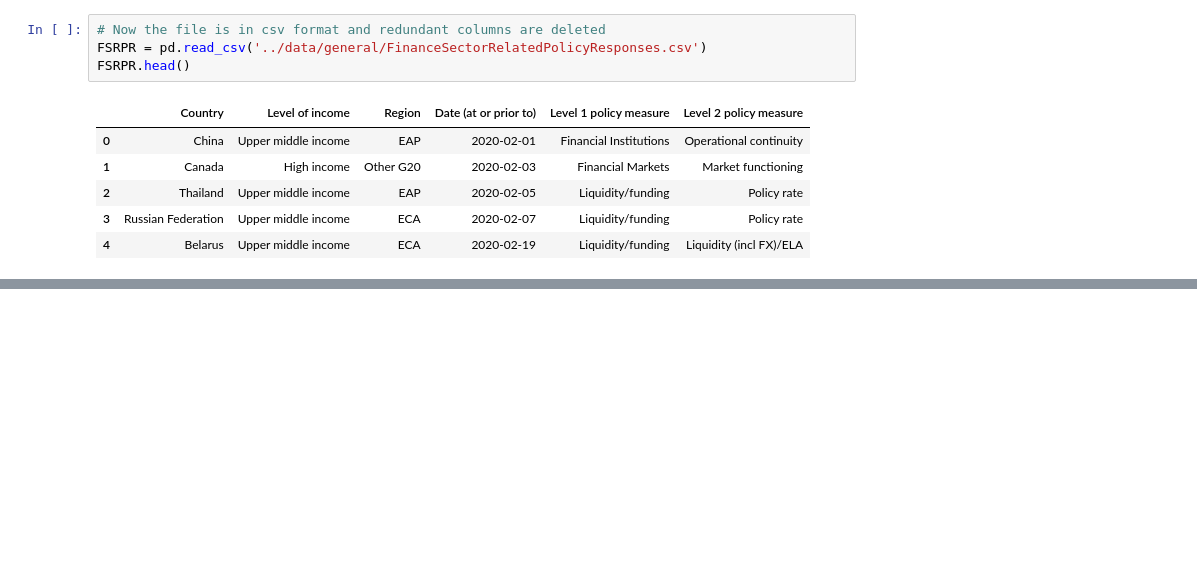
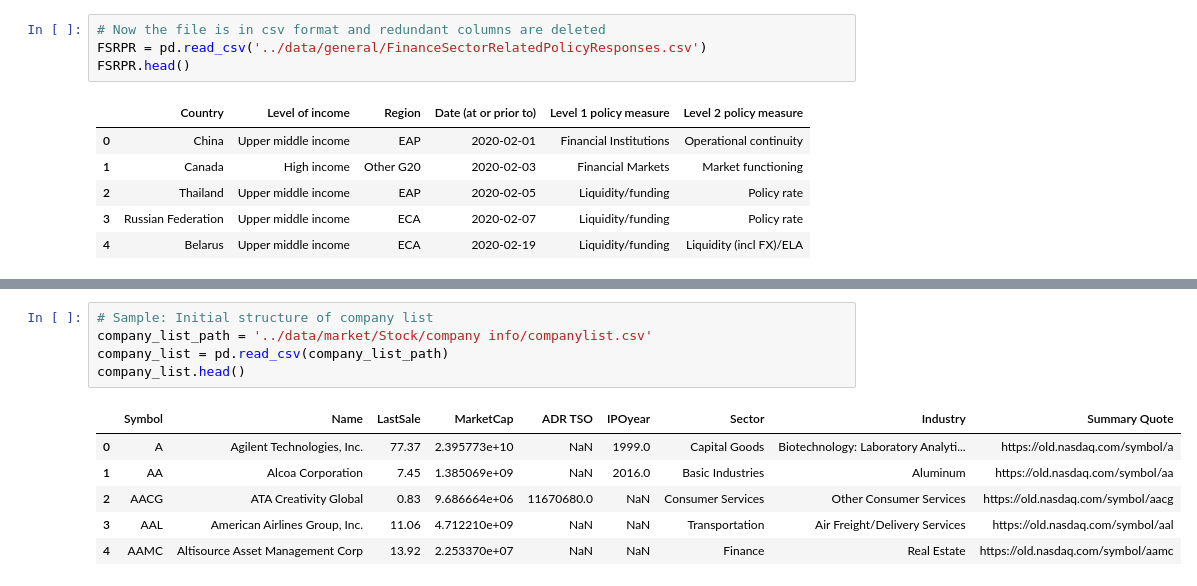
Before and after one commit to HyperTars/Big-Data-Project, a Jupyter notebook: src/CleanData.ipynb, the cells around one changed output, grey strips where cells are left out. Cells and saved outputs as stored; diff of their text form; blank space fills up the shorter version.

Commit message:
clean all stock data

```diff
--- a/src/CleanData.ipynb
+++ b/src/CleanData.ipynb
@@ -241,0 +300,12 @@ FSRPR.head()
+# %%
+# Sample: Initial structure of company list
+company_list_path = '../data/market/Stock/company info/companylist.csv'
+company_list = pd.read_csv(company_list_path)
+company_list.head()
+# %% [output]
+|  | Symbol | Name | LastSale | MarketCap | ADR TSO | IPOyear | Sector | Industry | Summary Quote |
+| 0 | A | Agilent Technologies, Inc. | 77.37 | 2.395773e+10 | NaN | 1999.0 | Capital Goods | Biotechnology: Laboratory Analyti... | https://old.nasdaq.com/symbol/a |
+| 1 | AA | Alcoa Corporation | 7.45 | 1.385069e+09 | NaN | 2016.0 | Basic Industries | Aluminum | https://old.nasdaq.com/symbol/aa |
+| 2 | AACG | ATA Creativity Global | 0.83 | 9.686664e+06 | 11670680.0 | NaN | Consumer Services | Other Consumer Services | https://old.nasdaq.com/symbol/aacg |
+| 3 | AAL | American Airlines Group, Inc. | 11.06 | 4.712210e+09 | NaN | NaN | Transportation | Air Freight/Delivery Services | https://old.nasdaq.com/symbol/aal |
+| 4 | AAMC | Altisource Asset Management Corp | 13.92 | 2.253370e+07 | NaN | NaN | Finance | Real Estate | https://old.nasdaq.com/symbol/aamc |
```
Also changed, not shown: parts of 5 cells of this notebook, 1 other file.
